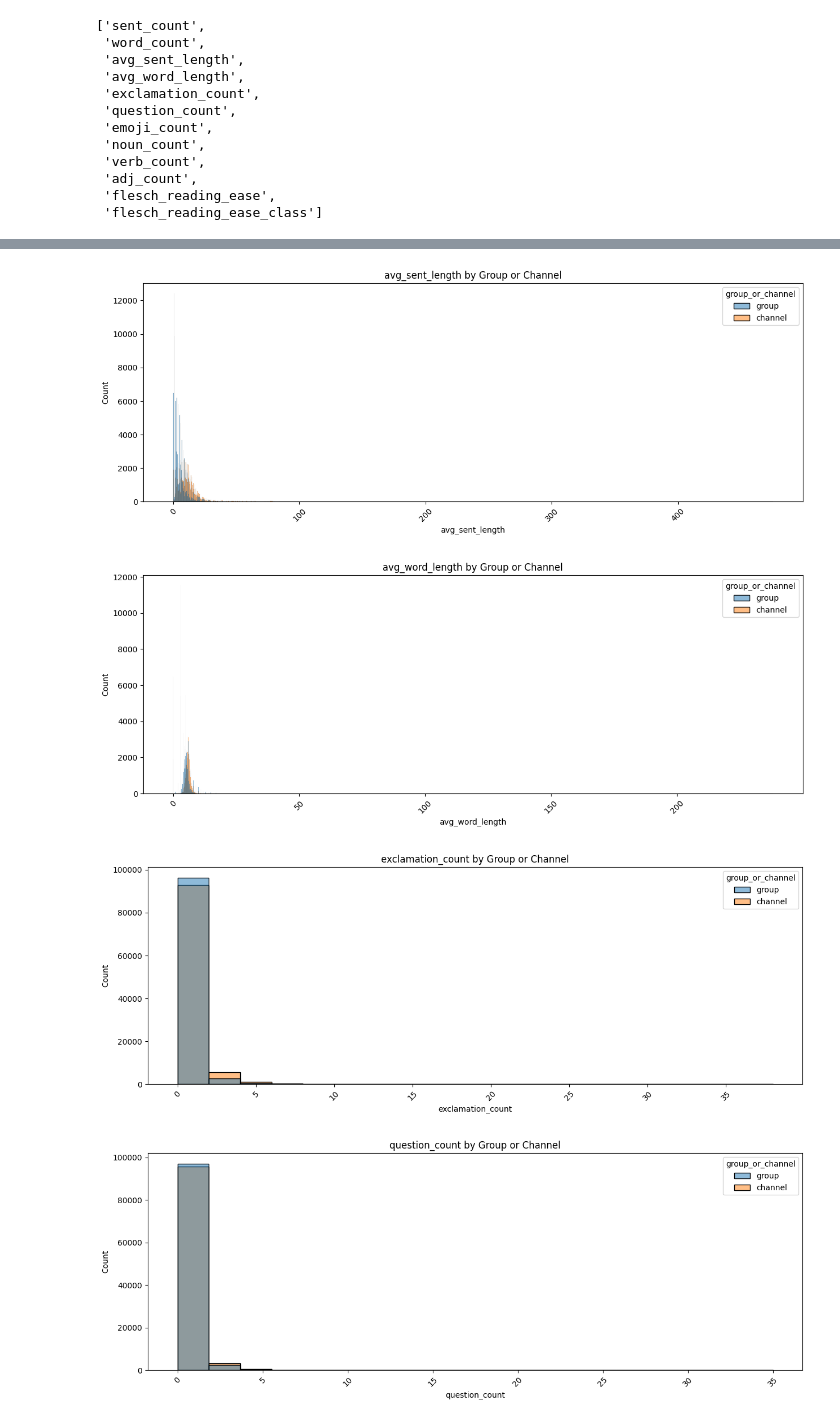
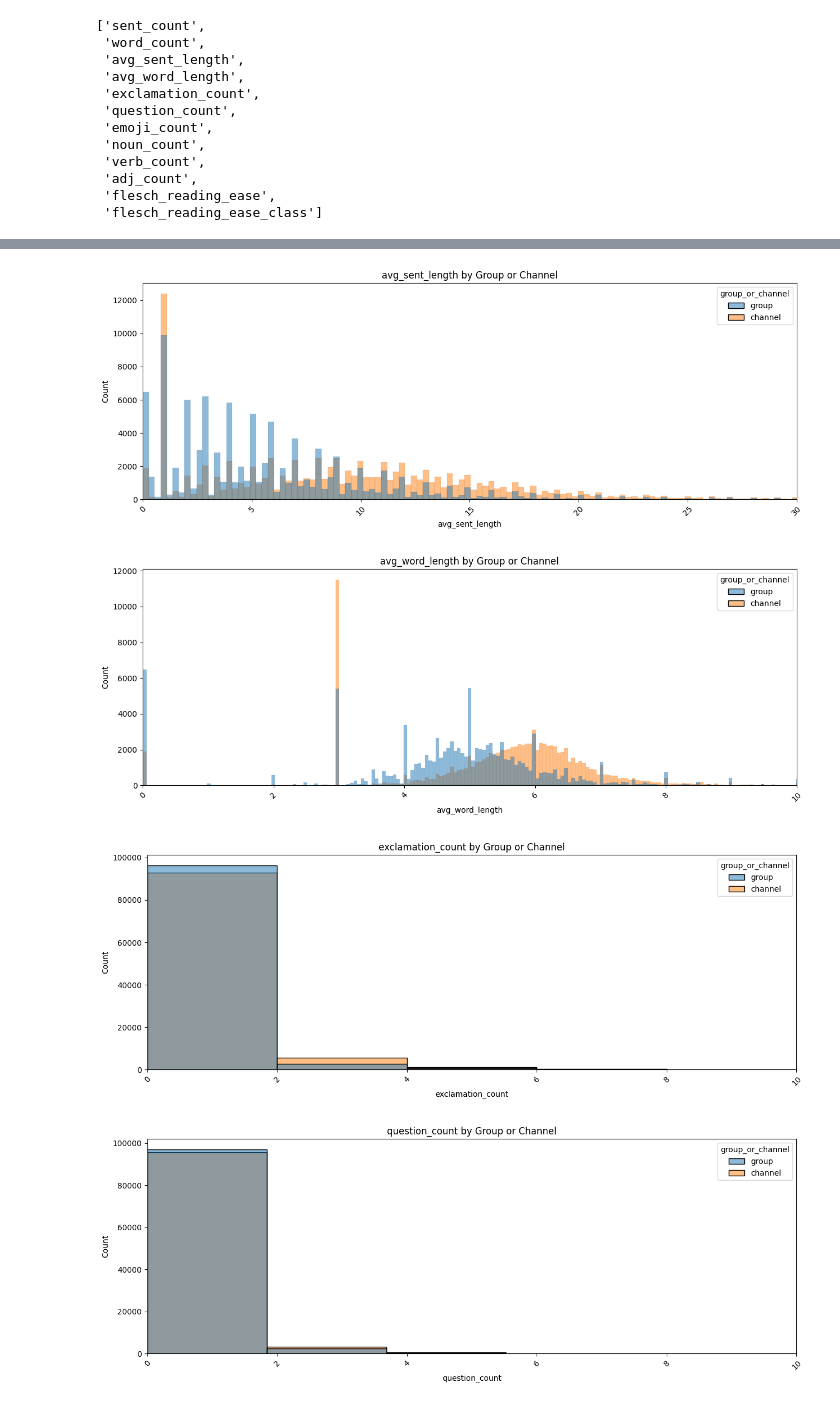
Before and after one commit to krugeremily/DAEGC_Conspiratorial_Actor_Typology, a Jupyter notebook: exploration/Exploration.ipynb, the cells around one changed output, grey strips where cells are left out. Saved outputs shown, nothing was run; the diff lists cells and outputs as text; code cells hidden in the pictures.

Commit message:
improved plots + looking into kaggle emoji dataset

```diff
--- a/exploration/Exploration.ipynb
+++ b/exploration/Exploration.ipynb
@@ -471,7 +471,11 @@ for col in cols:
     sns.histplot(data=data, x = col, hue='group_or_channel')
     plt.xticks(rotation=45)
     plt.title(f'{col} by Group or Channel')
-    if col == 'flesch_reading_ease':
+    if col in ['sent_count', 'avg_sent_length', 'verb_count', 'noun_count']:
+        plt.xlim(0,30)
+    elif col in ['emoji_count', 'avg_word_length', 'adj_count', 'exclamation_count', 'question_count']:
+        plt.xlim(0,10)
+    elif col in ['flesch_reading_ease', 'word_count']:
         plt.xlim(0,100)
     plt.show()
 # %% [output]
@@ -480,4 +484,4 @@ for col in cols:
-[figure, old version]
+[figure, new version]
-[figure, old version]
+[figure, new version]
-[figure, old version]
+[figure, new version]
-[figure, old version]
+[figure, new version]
```
Also changed, not shown: parts of 2 cells of this notebook, 1 other file.
